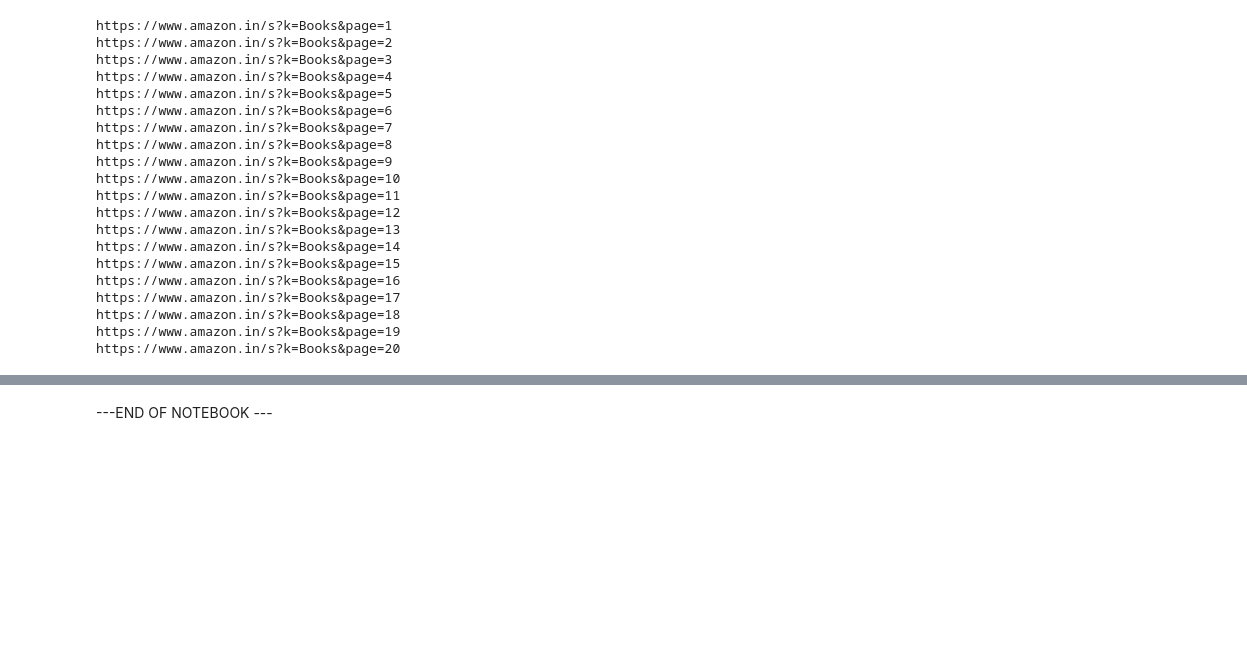
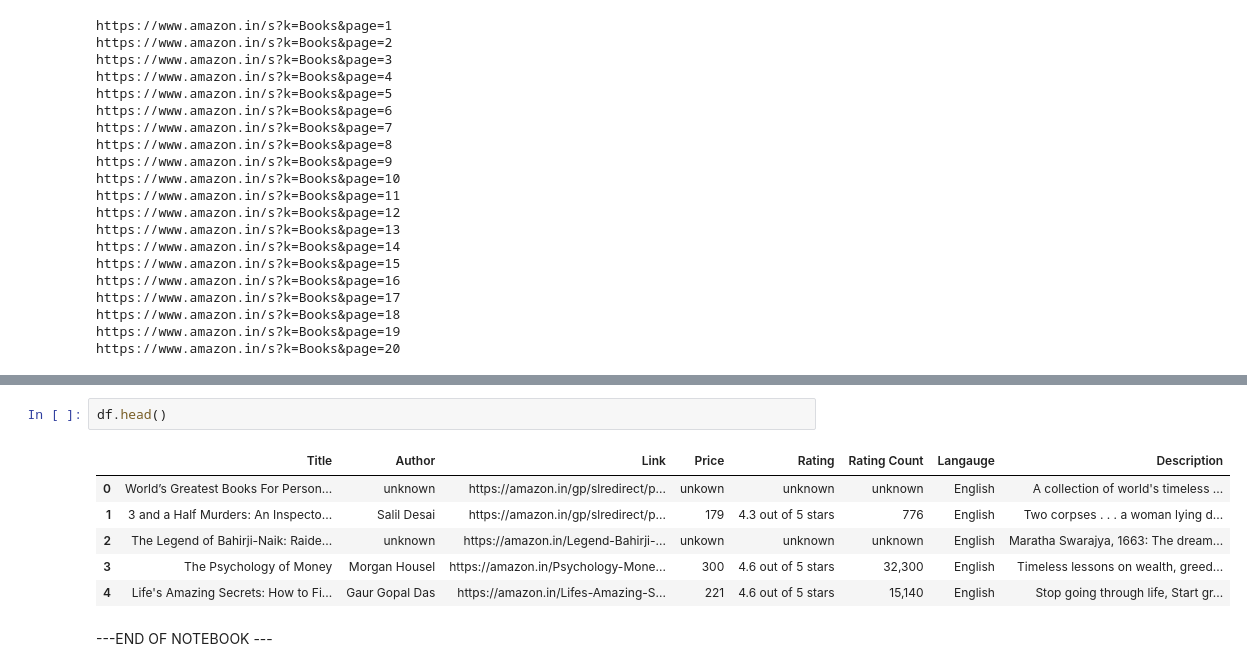
Before and after one commit to romeshb/Web-Scraping-Amazon-Books, a Jupyter notebook: Web Scrapping Amazon Books.ipynb, the cells around one changed output, grey strips where cells are left out. Saved outputs shown, nothing was run; the diff lists cells and outputs as text; blank space fills up the shorter version.

```diff
--- a/Web Scrapping Amazon Books.ipynb
+++ b/Web Scrapping Amazon Books.ipynb
@@ -218,2 +351,11 @@ Driver [C:\Users\boraw\.wdm\drivers\chromedriver\win32\100.0.4896.60\chromedrive
+# %%
+df.head()
+# %% [output]
+|  | Title | Author | Link | Price | Rating | Rating Count | Langauge | Description |
+| 0 | World’s Greatest Books For Person... | unknown | https://amazon.in/gp/slredirect/p... | unkown | unknown | unknown | English | A collection of world's timeless ... |
+| 1 | 3 and a Half Murders: An Inspecto... | Salil Desai | https://amazon.in/gp/slredirect/p... | 179 | 4.3 out of 5 stars | 776 | English | Two corpses . . . a woman lying d... |
+| 2 | The Legend of Bahirji-Naik: Raide... | unknown | https://amazon.in/Legend-Bahirji-... | unkown | unknown | unknown | English | Maratha Swarajya, 1663: The dream... |
+| 3 | The Psychology of Money | Morgan Housel | https://amazon.in/Psychology-Mone... | 300 | 4.6 out of 5 stars | 32,300 | English | Timeless lessons on wealth, greed... |
+| 4 | Life's Amazing Secrets: How to Fi... | Gaur Gopal Das | https://amazon.in/Lifes-Amazing-S... | 221 | 4.6 out of 5 stars | 15,140 | English | Stop going through life, Start gr... |
 # %% [markdown]
 ---END OF NOTEBOOK ---
```
Also changed, not shown: parts of 19 cells of this notebook, 1 other file.
